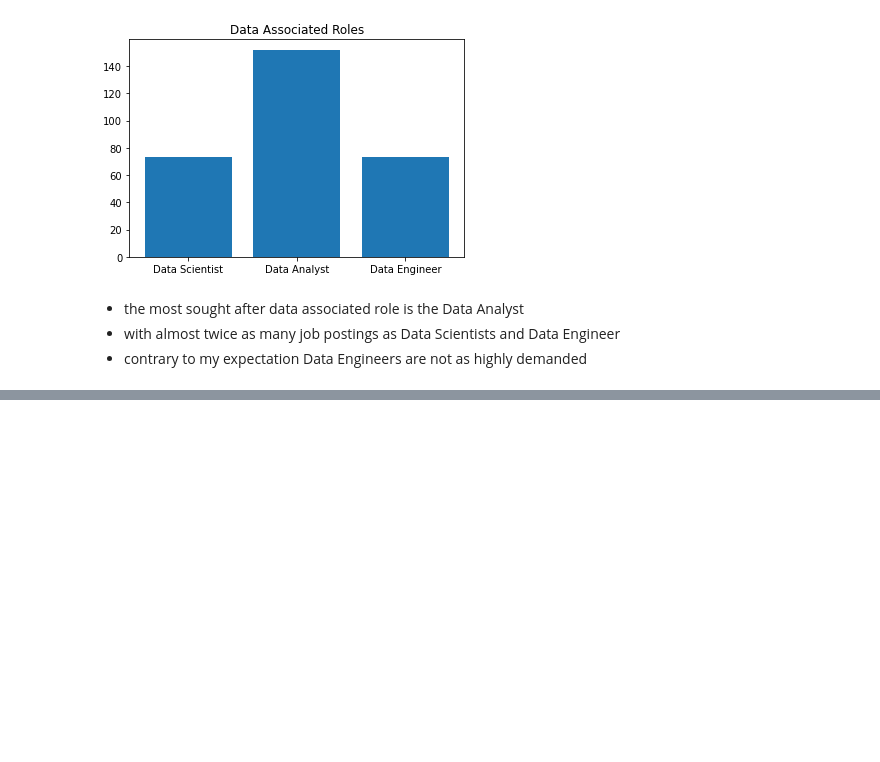
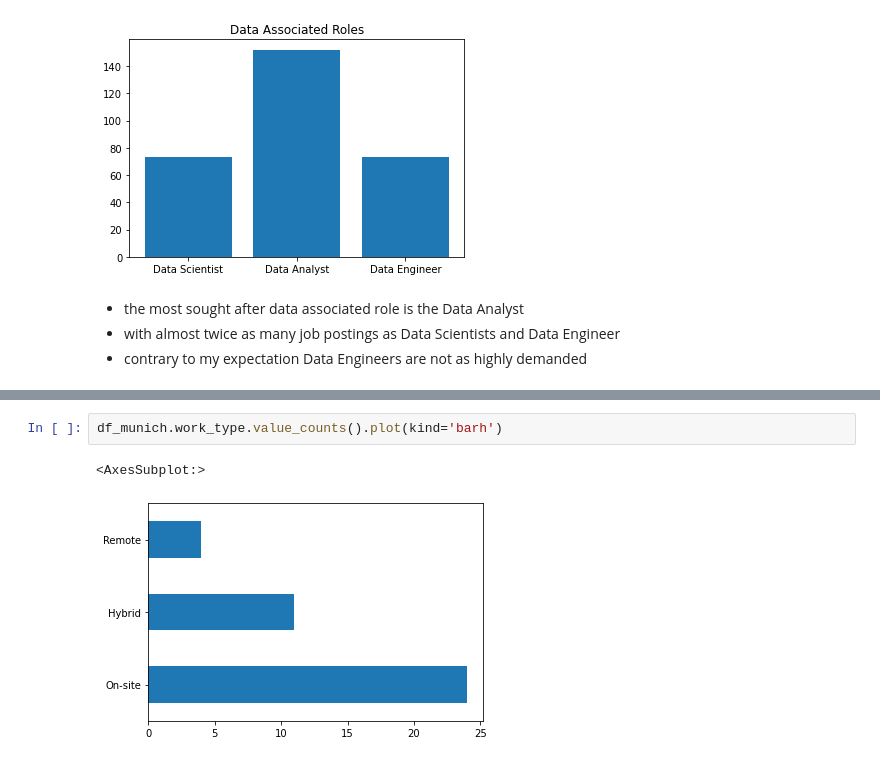
Before and after one commit to aedxn/Linkedin-Data-Science-Job-Postings-Analysis, a Jupyter notebook: Linkedin_job_openeings.ipynb, the cells around one changed output, grey strips where cells are left out. Cells and saved outputs as stored; diff of their text form; blank space fills up the shorter version.

```diff
--- a/Linkedin_job_openeings.ipynb
+++ b/Linkedin_job_openeings.ipynb
@@ -186,0 +209,5 @@ Text(0.5, 0, 'Location counts')
+# %%
+df_munich.work_type.value_counts().plot(kind='barh')
+# %% [output]
+<AxesSubplot:>
+[figure, added]
```
Also changed, not shown: parts of 10 cells of this notebook.
